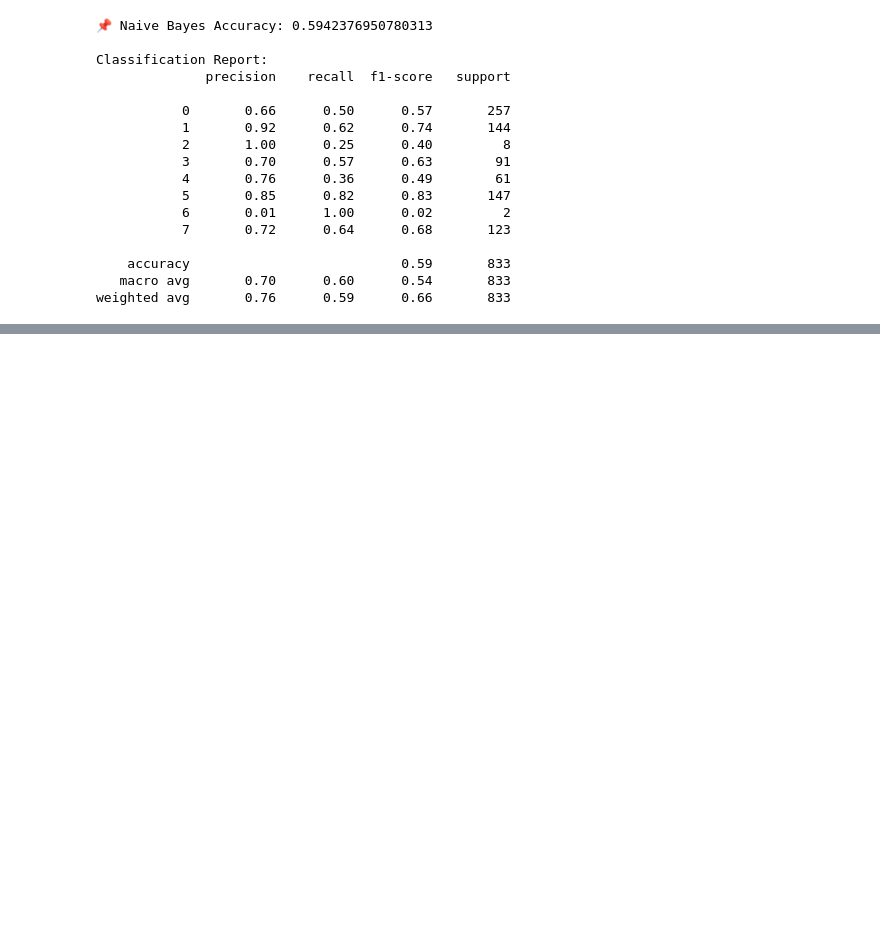
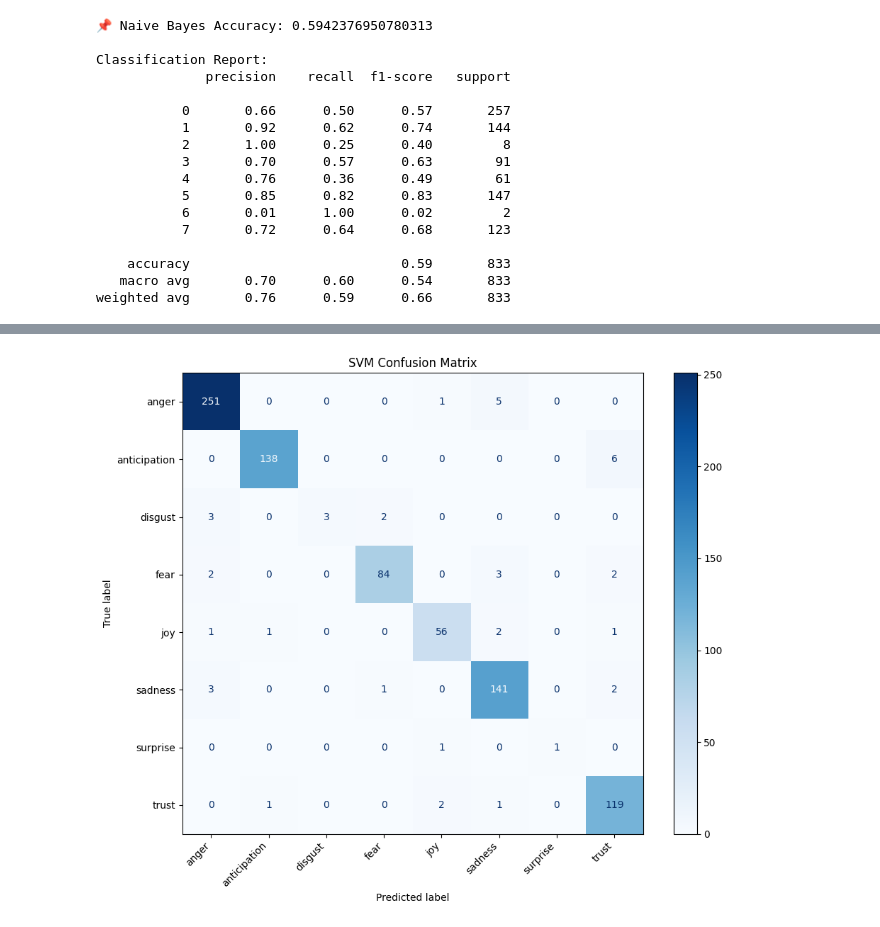
Before and after one commit to REZAKAZAZI00/Pattern_Recognition, a Jupyter notebook: Pattern_Recognition.ipynb, the cells around one changed output, grey strips where cells are left out. Saved outputs shown, nothing was run; the diff lists cells and outputs as text; code cells hidden in the pictures; blank space fills up the shorter version.

```diff
--- a/Pattern_Recognition.ipynb
+++ b/Pattern_Recognition.ipynb
@@ -183,0 +186,15 @@ weighted avg       0.76      0.59      0.66       833
+# %%
+from sklearn.svm import SVC
+from sklearn.metrics import accuracy_score
+
+# Initialize and train the SVM model
+svm_model = SVC(random_state=42)
+svm_model.fit(X_train, y_train)
+
+# Make predictions on the test set
+svm_pred = svm_model.predict(X_test)
+
+# Evaluate the SVM model
+print("\n📌 SVM Accuracy:", accuracy_score(y_test, svm_pred))
+print("\nClassification Report (SVM):")
+print(classification_report(y_test, svm_pred, zero_division=0))
@@ -183,0 +219,20 @@ weighted avg       0.76      0.59      0.66       833
+# %%
+from sklearn.metrics import confusion_matrix, ConfusionMatrixDisplay
+import matplotlib.pyplot as plt
+
+# Calculate the confusion matrix
+cm = confusion_matrix(y_test, svm_pred, labels=svm_model.classes_)
+
+# Create a ConfusionMatrixDisplay object
+disp = ConfusionMatrixDisplay(confusion_matrix=cm, display_labels=EMOTIONS)
+
+# Plot the confusion matrix
+fig, ax = plt.subplots(figsize=(10, 8))
+disp.plot(cmap=plt.cm.Blues, ax=ax)
+ax.set_title("SVM Confusion Matrix")
+plt.xticks(rotation=45, ha='right')
+plt.yticks(rotation=0)
+plt.tight_layout()
+plt.show()
+# %% [output]
+[figure, added]
```
Also changed, not shown: parts of 2 cells of this notebook.
